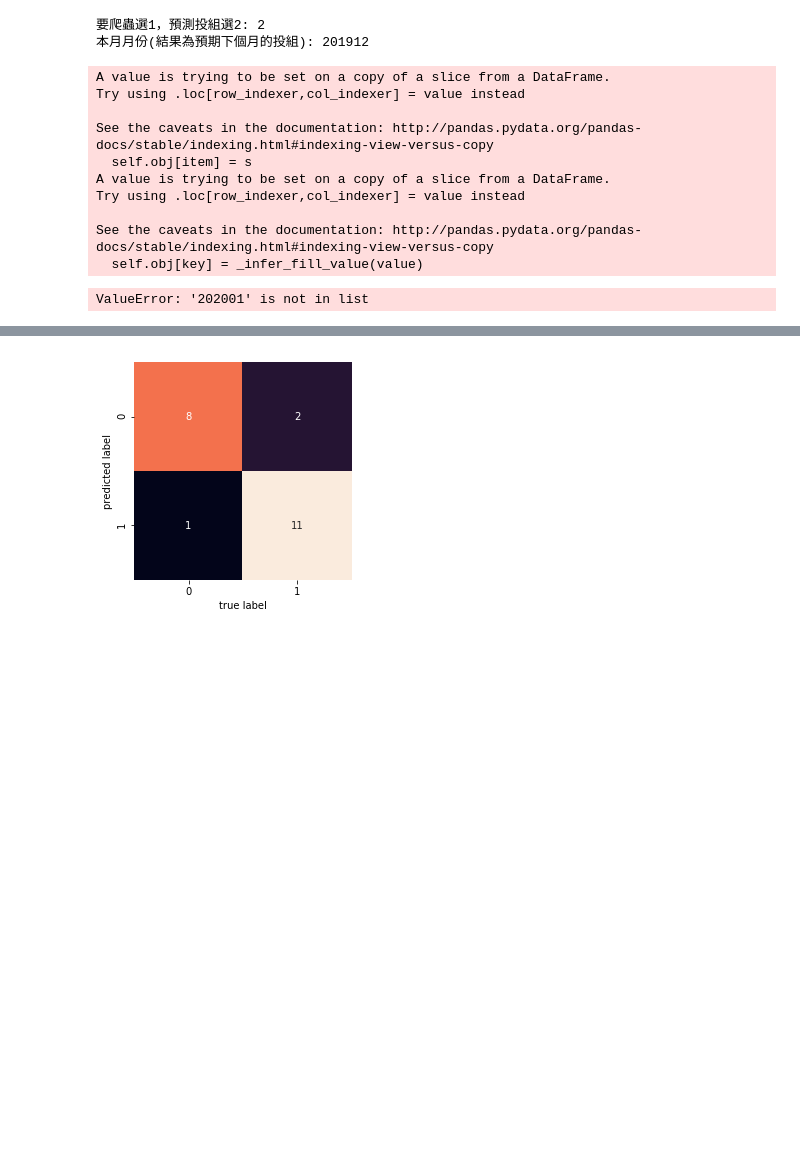
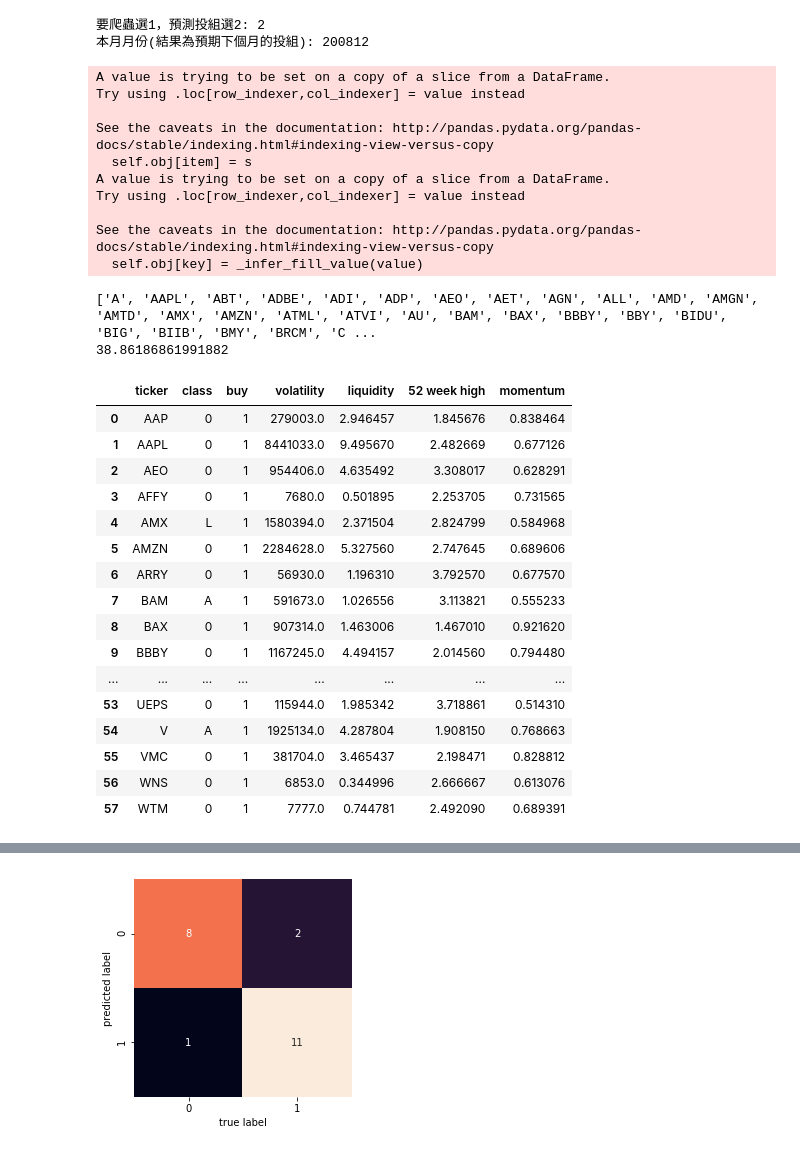
Before and after one commit to wellslu/CTBC-PROJECT, a Jupyter notebook: main.ipynb, the cells around one changed output, grey strips where cells are left out. Cells and saved outputs as stored; diff of their text form; code cells hidden in the pictures; blank space fills up the shorter version.

```diff
--- a/main.ipynb
+++ b/main.ipynb
@@ -32,8 +32,8 @@ elif key == '2':
     not_buy_count = len(feature_data[feature_data['buy']==0])
     start = last_buy_count+1
 
-    while start + last_buy_count * 4 < len(feature_data):
-        t_data = pd.concat([feature_data[:last_buy_count],feature_data[start:start+last_buy_count*2]])
+    while start + last_buy_count * 3 < len(feature_data):
+        t_data = pd.concat([feature_data[:last_buy_count],feature_data[start:int(start+last_buy_count*1.5)]])
         x = t_data[['volatility', 'liquidity', '52 week high', 'momentum']].values
         y = t_data[['buy']].values
         x_test = testing_data[['volatility', 'liquidity', '52 week high', 'momentum']].values
@@ -48,7 +48,7 @@ elif key == '2':
             y_pred = rft_clf.predict(x_test)
             testing_data.loc[:, 'rtf'] = y_pred
             testing_data = testing_data[testing_data['rtf']==1]
-        start = start+last_buy_count*2
+        start = int(start+last_buy_count*1.5)
 
     t_data = pd.concat([feature_data[:last_buy_count],feature_data[start:]])
     x = t_data[['volatility', 'liquidity', '52 week high', 'momentum']].values
@@ -72,7 +72,7 @@ b = time.time()
 print(b-a)
 # %% [output]
 要爬蟲選1，預測投組選2: 2
-本月月份(結果為預期下個月的投組): 201912
+本月月份(結果為預期下個月的投組): 200812
 A value is trying to be set on a copy of a slice from a DataFrame.
 Try using .loc[row_indexer,col_indexer] = value instead
 
@@ -83,4 +83,25 @@ Try using .loc[row_indexer,col_indexer] = value instead
 
 See the caveats in the documentation: http://pandas.pydata.org/pandas-docs/stable/indexing.html#indexing-view-versus-copy
   self.obj[key] = _infer_fill_value(value)
-ValueError: '202001' is not in list
+['A', 'AAPL', 'ABT', 'ADBE', 'ADI', 'ADP', 'AEO', 'AET', 'AGN', 'ALL', 'AMD', 'AMGN', 'AMTD', 'AMX', 'AMZN', 'ATML', 'ATVI', 'AU', 'BAM', 'BAX', 'BBBY', 'BBY', 'BIDU', 'BIG', 'BIIB', 'BMY', 'BRCM', 'C ...
+38.86186861991882
+# %%
+feature_data[feature_data['buy']==1]
+# %% [output]
+|  | ticker | class | buy | volatility | liquidity | 52 week high | momentum |
+| 0 | AAP | 0 | 1 | 279003.0 | 2.946457 | 1.845676 | 0.838464 |
+| 1 | AAPL | 0 | 1 | 8441033.0 | 9.495670 | 2.482669 | 0.677126 |
+| 2 | AEO | 0 | 1 | 954406.0 | 4.635492 | 3.308017 | 0.628291 |
+| 3 | AFFY | 0 | 1 | 7680.0 | 0.501895 | 2.253705 | 0.731565 |
+| 4 | AMX | L | 1 | 1580394.0 | 2.371504 | 2.824799 | 0.584968 |
+| 5 | AMZN | 0 | 1 | 2284628.0 | 5.327560 | 2.747645 | 0.689606 |
+| 6 | ARRY | 0 | 1 | 56930.0 | 1.196310 | 3.792570 | 0.677570 |
+| 7 | BAM | A | 1 | 591673.0 | 1.026556 | 3.113821 | 0.555233 |
+| 8 | BAX | 0 | 1 | 907314.0 | 1.463006 | 1.467010 | 0.921620 |
+| 9 | BBBY | 0 | 1 | 1167245.0 | 4.494157 | 2.014560 | 0.794480 |
+| ... | ... | ... | ... | ... | ... | ... | ... |
+| 53 | UEPS | 0 | 1 | 115944.0 | 1.985342 | 3.718861 | 0.514310 |
+| 54 | V | A | 1 | 1925134.0 | 4.287804 | 1.908150 | 0.768663 |
+| 55 | VMC | 0 | 1 | 381704.0 | 3.465437 | 2.198471 | 0.828812 |
+| 56 | WNS | 0 | 1 | 6853.0 | 0.344996 | 2.666667 | 0.613076 |
+| 57 | WTM | 0 | 1 | 7777.0 | 0.744781 | 2.492090 | 0.689391 |
```
Also changed, not shown: parts of 14 cells of this notebook.
